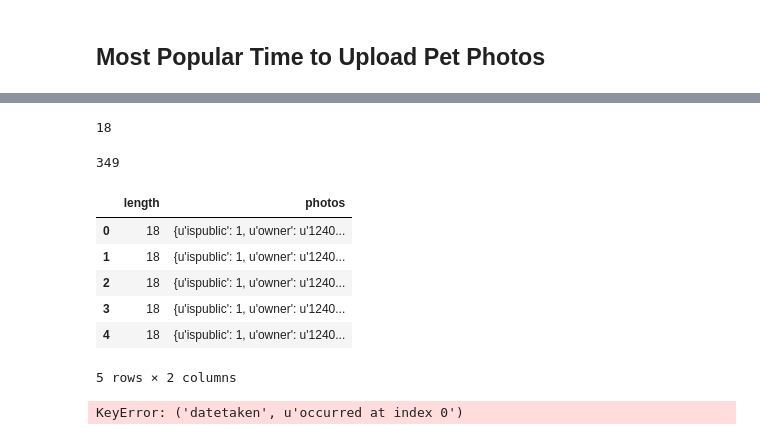
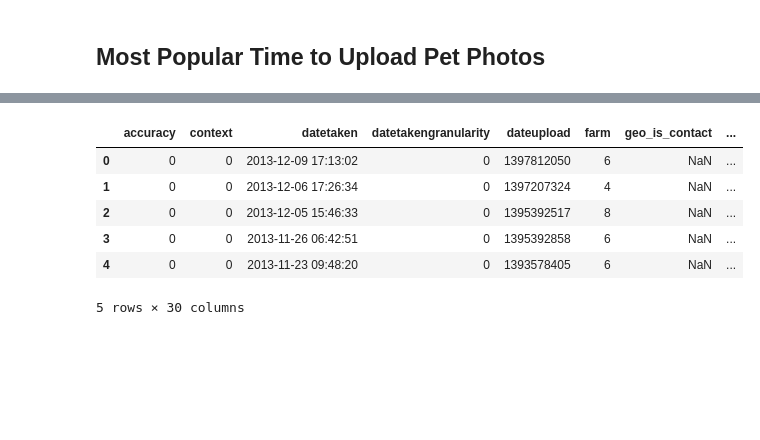
Before and after one commit to cal-a-mari/web-appetit, a Jupyter notebook: notebooks/Pet Photo Analysis.ipynb, the cells around one changed output, grey strips where cells are left out. Drawn from its saved outputs; the diff is of its cells as text; code cells hidden in the pictures; blank space fills up the shorter version.

```diff
--- a/notebooks/Pet Photo Analysis.ipynb
+++ b/notebooks/Pet Photo Analysis.ipynb
@@ -9,12 +9,18 @@ import flickrapi
 from flickrapi import shorturl
 from IPython.display import display, Image
 import json
+
 import numpy as np
-import matplotlib.pyplot as plt
 from pandas import DataFrame, Series, Index
 import pandas as pd
 from itertools import islice
 
+import matplotlib.pyplot as plt
+from pylab import figure, show
+
+pd.set_option('display.max_columns', 50)
+%pylab inline
+
 APIKEY = "800f28ae42a58a95f0005fb0fe022a78"
 
 flickr = flickrapi.FlickrAPI(APIKEY)
@@ -318,6 +373,6 @@ get_count(desc_dog)/float(get_count(desc_cat))
 # %% [markdown]
 ## Most Popular Time to Upload Pet Photos
 # %%
-photos = get_all_photos(tags='sheep', min_taken_date='2013-12-01', max_taken_date='2013-12-31')
-photos
+photos = get_all_photos(text='dog', min_taken_date='2013-01-01', max_taken_date='2013-12-31')
+photos['length']
 # %% [output]
@@ -341,26 +380,14 @@ photos
-# %%
-"""
-The json returned only gives max 100 photos at a time.
-We'll modify our get photos function to query until all the pages' results are retrived.
-"""
-photos['length']
-# %% [output]
-18
-# %%
-get_count(query)
-# %% [output]
-349
 # %%
-df = DataFrame(photos)
+df = DataFrame(photos['photos'])
 df.head(5)
 # %% [output]
-|  | length | photos |
-| 0 | 18 | {u'ispublic': 1, u'owner': u'1240... |
-| 1 | 18 | {u'ispublic': 1, u'owner': u'1240... |
-| 2 | 18 | {u'ispublic': 1, u'owner': u'1240... |
-| 3 | 18 | {u'ispublic': 1, u'owner': u'1240... |
-| 4 | 18 | {u'ispublic': 1, u'owner': u'1240... |
+|  | accuracy | context | datetaken | datetakengranularity | dateupload | farm | geo_is_contact | ... |
+| 0 | 0 | 0 | 2013-12-09 17:13:02 | 0 | 1397812050 | 6 | NaN | ... |
+| 1 | 0 | 0 | 2013-12-06 17:26:34 | 0 | 1397207324 | 4 | NaN | ... |
+| 2 | 0 | 0 | 2013-12-05 15:46:33 | 0 | 1395392517 | 8 | NaN | ... |
+| 3 | 0 | 0 | 2013-11-26 06:42:51 | 0 | 1395392858 | 6 | NaN | ... |
+| 4 | 0 | 0 | 2013-11-23 09:48:20 | 0 | 1393578405 | 6 | NaN | ... |
-5 rows × 2 columns
+5 rows × 30 columns
 # %%
 def addMonthTaken(s):
     s['monthtaken'] = int(s['datetaken'][5:7])
@@ -369,6 +396,3 @@ def addMonthTaken(s):
     # row['datetaken'].startswith("2013-12")
 # %%
 df = df.apply(addMonthTaken, axis=1)
-df.head()
-# %% [output]
-KeyError: ('datetaken', u'occurred at index 0')
```
Also changed, not shown: parts of 15 cells of this notebook, 2 other files.
